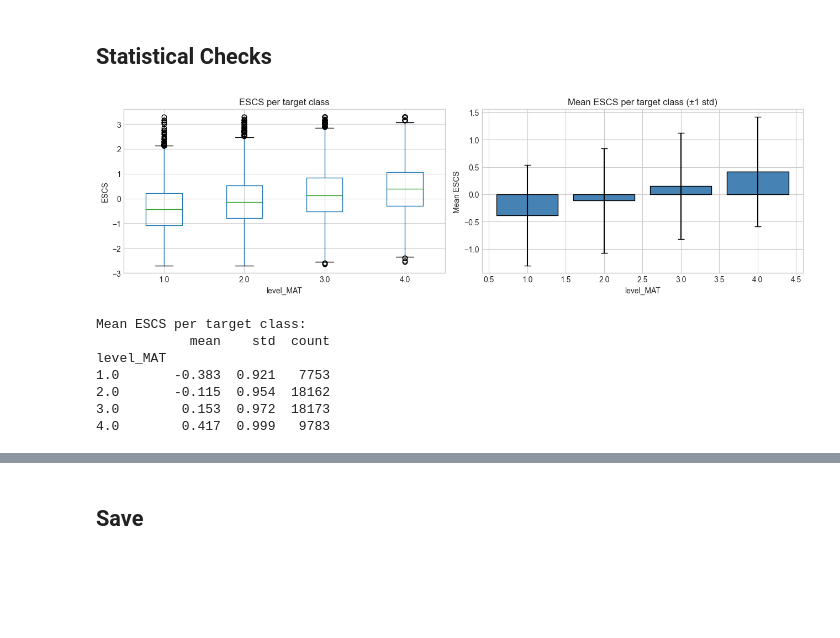
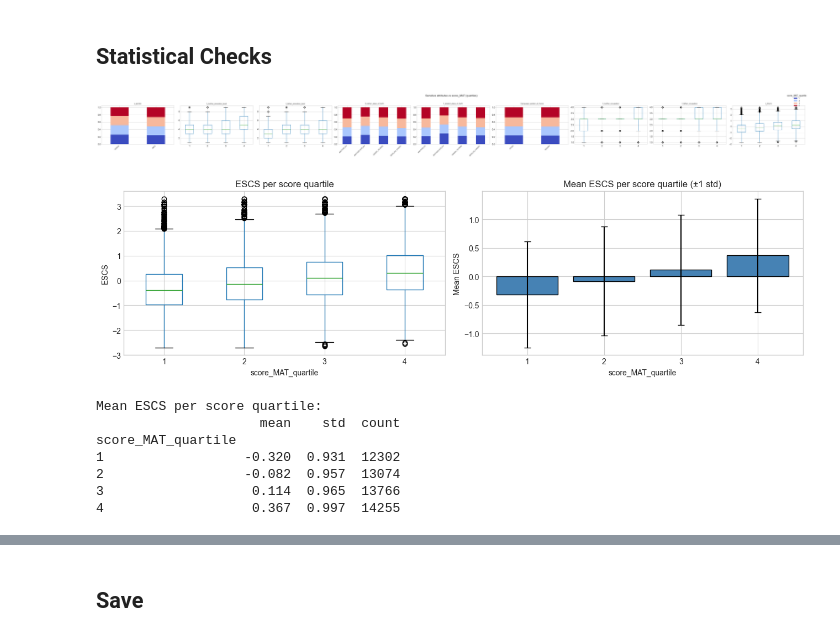
Before and after one commit to Aivon99/EthicsProject, a Jupyter notebook: notebook/G1Preprocessing.ipynb, the cells around one changed output, grey strips where cells are left out. Cells and saved outputs as stored; diff of their text form; code cells hidden in the pictures; blank space fills up the shorter version.

```diff
--- a/notebook/G1Preprocessing.ipynb
+++ b/notebook/G1Preprocessing.ipynb
@@ -395,9 +407,12 @@ Error:
 # %% [markdown]
 ## Statistical Checks
 # %%
-# sensitive attribute vs target
+# sensitive attribute vs target — use binned score for plotting only
+y_plot = pd.qcut(y_raw, q=4, labels=[1, 2, 3, 4])  # proxy quartile labels, no leakage risk (just for EDA)
+TARGET_PLOT = "score_MAT_quartile"
+
 plot_df = X_imputed[sensitive_present].copy()
-plot_df[TARGET] = y_raw.values
+plot_df[TARGET_PLOT] = y_plot.values
 
 n_cols = len(sensitive_present)
 fig, axes = plt.subplots(1, n_cols, figsize=(5 * n_cols, 4))
@@ -406,60 +421,57 @@ if n_cols == 1:
 
 for ax, col in zip(axes, sensitive_present):
     if X_imputed[col].dtype == object:
-        ct = pd.crosstab(plot_df[col], plot_df[TARGET], normalize="index")
+        ct = pd.crosstab(plot_df[col], plot_df[TARGET_PLOT], normalize="index")
         ct.plot(kind="bar", stacked=True, ax=ax, colormap="coolwarm", legend=False)
         ax.set_xticklabels(ax.get_xticklabels(), rotation=45, ha="right", fontsize=7)
     else:
-        plot_df.boxplot(column=col, by=TARGET, ax=ax)
-        plt.sca(ax)
-        plt.title("")
+        plot_df.boxplot(column=col, by=TARGET_PLOT, ax=ax)
+        plt.sca(ax); plt.title("")
 
     ax.set_title(col, fontsize=8)
     ax.set_xlabel("")
 
 handles, labels = axes[0].get_legend_handles_labels()
-fig.legend(handles, labels, title=TARGET, loc="upper right", fontsize=8)
-plt.suptitle(f"Sensitive attributes vs {TARGET}", y=1.02)
+fig.legend(handles, labels, title=TARGET_PLOT, loc="upper right", fontsize=8)
+plt.suptitle(f"Sensitive attributes vs score_MAT (quartiles)", y=1.02)
 plt.tight_layout()
 plt.show()
+# %% [output]
+[figure, added]
 # %%
-# ESCS vs target  (dedicated)
 if "f_ESCS" in X_imputed.columns:
     fig, axes = plt.subplots(1, 2, figsize=(13, 4))
 
-    # left: boxplot of ESCS per target class
-    plot_df2 = pd.DataFrame({"f_ESCS": X_imputed["f_ESCS"].values, TARGET: y_raw.values})
-    plot_df2.boxplot(column="f_ESCS", by=TARGET, ax=axes[0])
-    axes[0].set_title("ESCS distribution per target class")
-    axes[0].set_xlabel(TARGET)
+    plot_df2 = pd.DataFrame({"f_ESCS": X_imputed["f_ESCS"].values, TARGET_PLOT: y_plot.values})
+    plot_df2.boxplot(column="f_ESCS", by=TARGET_PLOT, ax=axes[0])
+    axes[0].set_title("ESCS per score quartile")
+    axes[0].set_xlabel(TARGET_PLOT)
     axes[0].set_ylabel("ESCS")
-    plt.sca(axes[0]); plt.title("ESCS per target class")
+    plt.sca(axes[0]); plt.title("ESCS per score quartile")
 
-    # right: mean ESCS per target class with error bars
-
-    means  = plot_df2.groupby(TARGET)["f_ESCS"].mean()
-    stds   = plot_df2.groupby(TARGET)["f_ESCS"].std()
-    axes[1].bar(means.index, means.values, yerr=stds.values,
+    means = plot_df2.groupby(TARGET_PLOT)["f_ESCS"].mean()
+    stds  = plot_df2.groupby(TARGET_PLOT)["f_ESCS"].std()
+    axes[1].bar(means.index.astype(str), means.values, yerr=stds.values,
                 edgecolor="black", color="steelblue", capsize=4)
-    axes[1].set_title("Mean ESCS per target class (±1 std)")
-    axes[1].set_xlabel(TARGET)
+    axes[1].set_title("Mean ESCS per score quartile (±1 std)")
+    axes[1].set_xlabel(TARGET_PLOT)
     axes[1].set_ylabel("Mean ESCS")
 
     plt.suptitle("")
     plt.tight_layout()
     plt.show()
 
-    print("Mean ESCS per target class:")
-    print(plot_df2.groupby(TARGET)["f_ESCS"].agg(["mean", "std", "count"]).round(3))
+    print("Mean ESCS per score quartile:")
+    print(plot_df2.groupby(TARGET_PLOT)["f_ESCS"].agg(["mean", "std", "count"]).round(3))
 # %% [output]
-[figure, old version]
+[figure, new version]
-Mean ESCS per target class:
-            mean    std  count
-level_MAT
-1.0       -0.383  0.921   7753
-2.0       -0.115  0.954  18162
-3.0        0.153  0.972  18173
-4.0        0.417  0.999   9783
+Mean ESCS per score quartile:
+                     mean    std  count
+score_MAT_quartile
+1                  -0.320  0.931  12302
+2                  -0.082  0.957  13074
+3                   0.114  0.965  13766
+4                   0.367  0.997  14255
 # %%
 #  correlation heatmap , sensitive attrs vs target
 from sklearn.preprocessing import OrdinalEncoder
```
Also changed, not shown: parts of 13 cells of this notebook, 1 other file.
